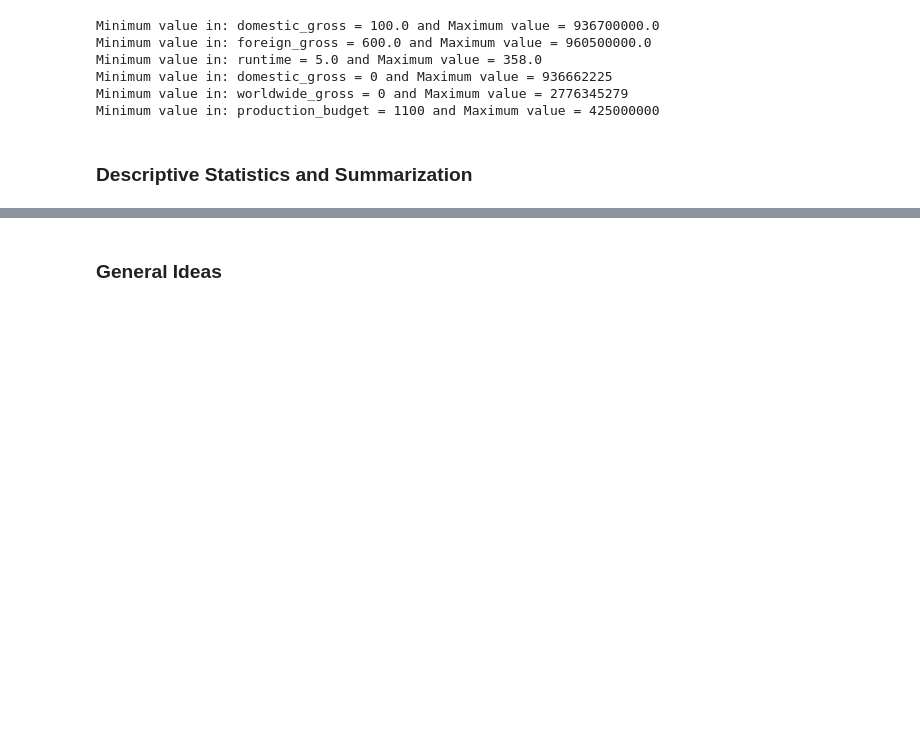
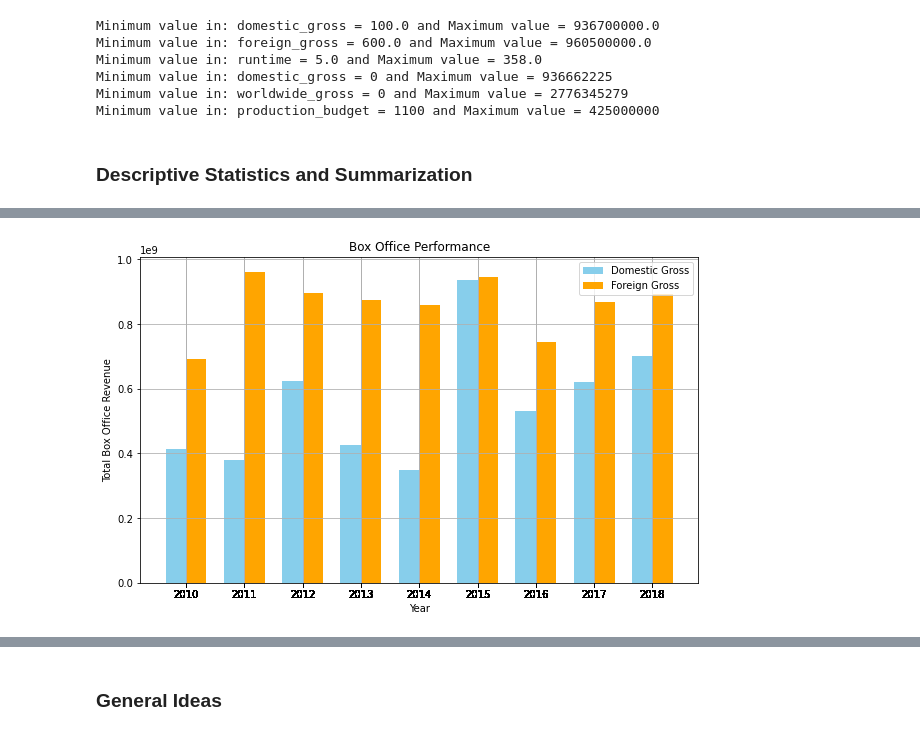
Before and after one commit to JulieMusangi/Film-Performance-Insights, a Jupyter notebook: analysis.ipynb, the cells around one changed output, grey strips where cells are left out. Drawn from its saved outputs; the diff is of its cells as text; code cells hidden in the pictures; blank space fills up the shorter version.

Commit message:
box office performance

```diff
--- a/analysis.ipynb
+++ b/analysis.ipynb
@@ -464,0 +469,15 @@ Minimum value in: production_budget = 1100 and Maximum value = 425000000
+# %%
+#Plotting the Grouped Bar Chart
+bar_width = 0.35
+plt.figure(figsize=(10, 6))
+plt.bar(df1['year'] - bar_width/2, df1['domestic_gross'], width=bar_width, label='Domestic Gross', color='skyblue')
+plt.bar(df1['year'] + bar_width/2, df1['foreign_gross'], width=bar_width, label='Foreign Gross', color='orange')
+plt.xlabel('Year')
+plt.ylabel('Total Box Office Revenue')
+plt.title('Box Office Performance')
+plt.legend()
+plt.grid(True)
+plt.xticks(df1['year'])
+plt.show()
+# %% [output]
+[figure, added]
```
Also changed, not shown: parts of 5 cells of this notebook.
